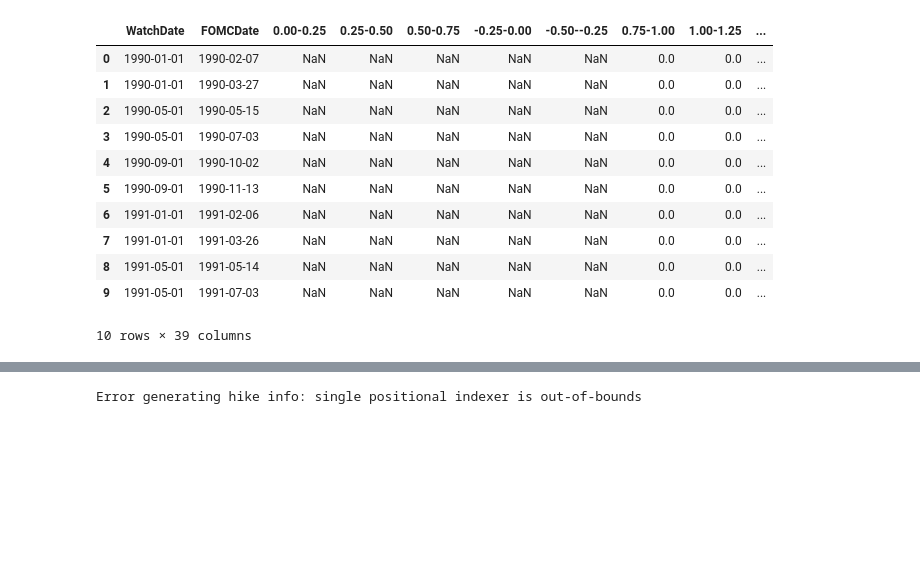
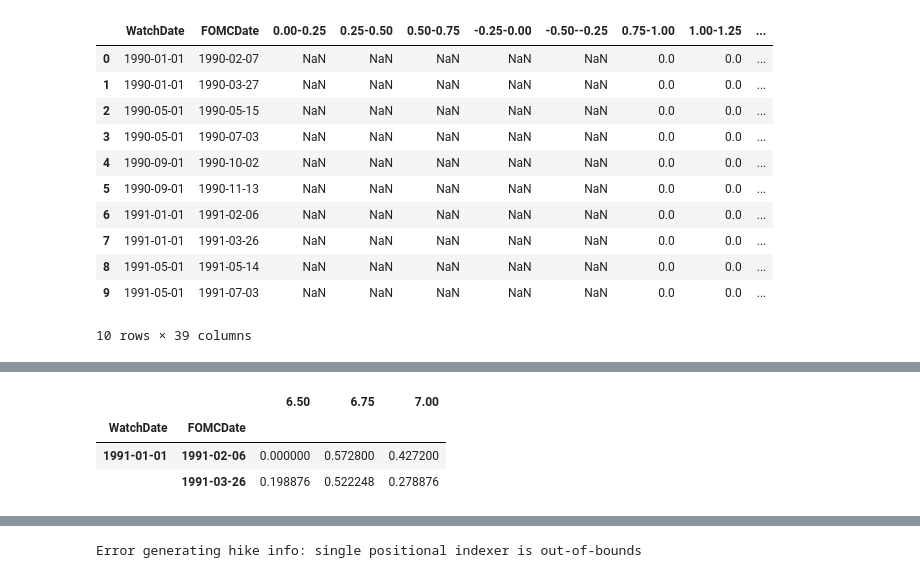
Before and after one commit to baksben/pyfedwatch, a Jupyter notebook: notebooks/Ben's_copy.ipynb, the cells around one changed output, grey strips where cells are left out. Saved outputs shown, nothing was run; the diff lists cells and outputs as text; code cells hidden in the pictures; blank space fills up the shorter version.

```diff
--- a/notebooks/Ben's_copy.ipynb
+++ b/notebooks/Ben's_copy.ipynb
@@ -521,0 +578,36 @@ df_5_final.to_csv('final_pyfed.csv', index=False)
+# %%
+import pandas as pd
+
+# Initialize variables
+watch_date = '1991-01-01'
+three_months_5 = pd.DataFrame()  # DataFrame to hold aggregated results
+continue_loop = True
+while continue_loop:
+    try:
+        fedwatch = fw.fedwatch.FedWatch(watch_date=watch_date,
+                                        fomc_dates=fomc_dates_2,
+                                        num_upcoming=2,
+                                        user_func=read_price_history,
+                                        path=r'C:\Users\Asus\Documents\GitHub\pyfedwatch\data\contracts')
+        current_batch_df = fedwatch.generate_hike_info(rate_cols=True)
+
+        if not current_batch_df.empty:
+            three_months_5 = pd.concat([three_months_5, current_batch_df])
+    except Exception as e:
+        print(f"Error on {watch_date} generating hike info: {e}")
+        # Consider logging the error or handling specific cases differently
+
+    # Increment watch_date by one day
+    watch_date_dt = pd.to_datetime(watch_date)
+    watch_date = (watch_date_dt + pd.DateOffset(days=1)).strftime('%Y-%m-%d')
+
+    # Optionally, add a condition to break the loop if it runs for an unexpected number of iterations
+    if watch_date_dt.year > 1990:  # Example condition to prevent infinite loops
+        continue_loop = False
+# %%
+three_months_5
+# %% [output]
+|  |  | 6.50 | 6.75 | 7.00 |
+| WatchDate | FOMCDate |  |  |  |
+| 1991-01-01 | 1991-02-06 | 0.000000 | 0.572800 | 0.427200 |
+|  | 1991-03-26 | 0.198876 | 0.522248 | 0.278876 |
```
Also changed, not shown: parts of 14 cells of this notebook, 2 other files.
